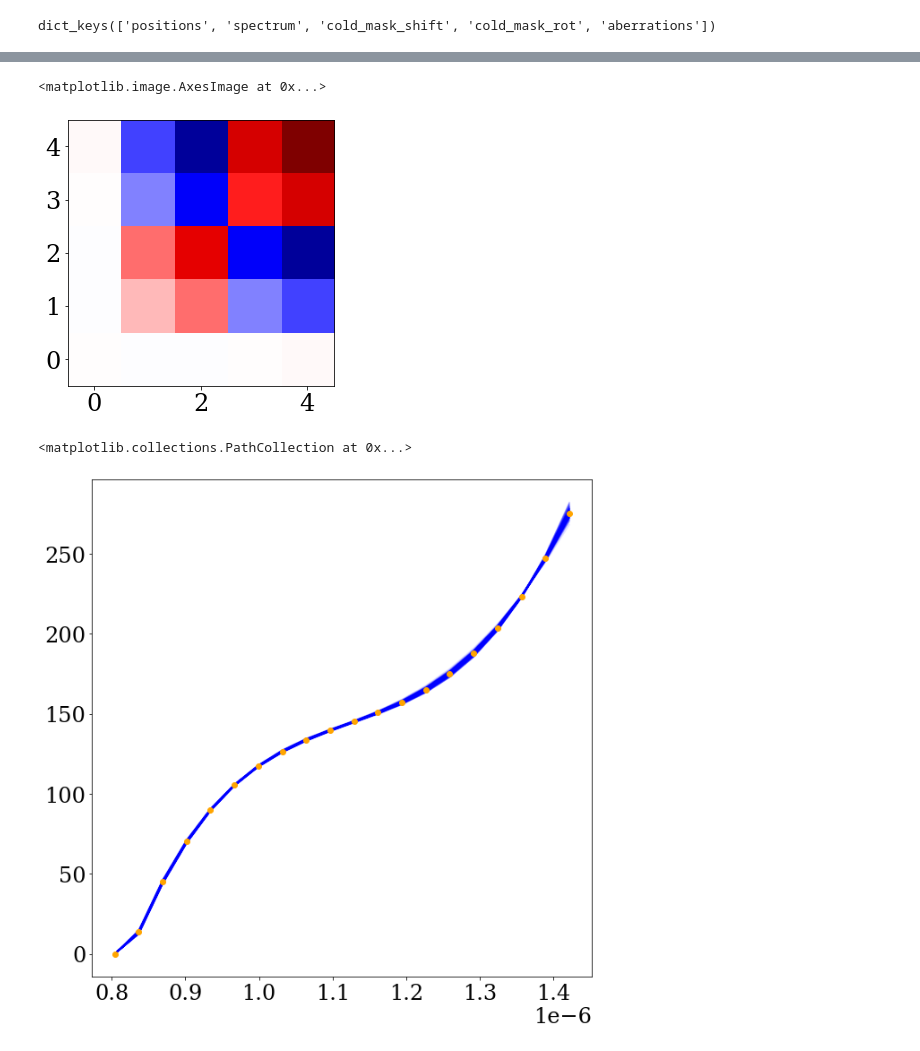
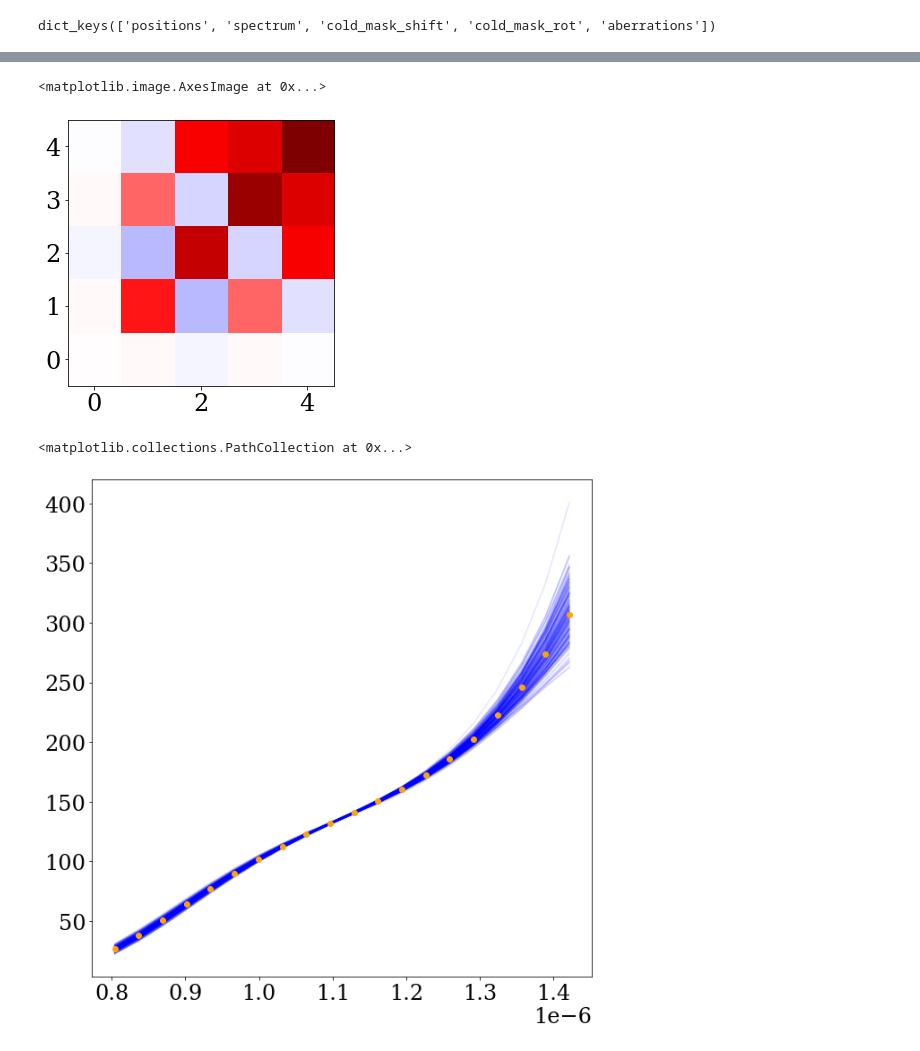
Before and after one commit to h-greer/hubble, a Jupyter notebook: notebooks/poly spectra.ipynb, the cells around one changed output, grey strips where cells are left out. Cells and saved outputs as stored; diff of their text form; code cells hidden in the pictures.

```diff
--- a/notebooks/poly spectra.ipynb
+++ b/notebooks/poly spectra.ipynb
@@ -151,7 +151,7 @@ for exp in exposures:
 
     #params["spectrum"][exp.fit.get_key(exp, "spectrum")] = np.ones(nwavels)*np.nansum(exp.data)/nwavels#.at[0].set(1)
 
-    params["spectrum"][exp.fit.get_key(exp, "spectrum")] = np.zeros(npoly).at[0].set(1)*np.nansum(exp.data)/nwavels
+    params["spectrum"][exp.fit.get_key(exp, "spectrum")] = np.zeros(npoly).at[0].set(1)*np.log10(np.nansum(exp.data)/nwavels)
 
 
     params["aberrations"][exp.fit.get_key(exp, "aberrations")] = np.zeros(26)
@@ -226,7 +226,7 @@ g = 5e-3
 things = {
     #"fluxes" : opt(g*20,10),
     "positions": opt(g*30, 0),
-    "spectrum": opt(g*2, 10),#, (20, 1.5)),
+    "spectrum": opt(g*20, 10),#, (20, 1.5)),
     "cold_mask_shift": opt(g*500, 120),
     "cold_mask_rot": opt(g*500, 120),
     #"cold_mask_scale": opt(g*3000, 150),
@@ -272,7 +272,7 @@ optim, opt_state = zdx.get_optimiser(
 
 
 losses, models = [], []
-for i in tqdm(range(50)):
+for i in tqdm(range(300)):
     loss, grads = loss_fn(params,exposures)
     grads = jtu.tree_map(lambda x, y: x * np.abs(y), grads, ModelParams(lrs.params))
     updates, opt_state = optim.update(grads, opt_state)
@@ -518,18 +520,18 @@ pdc = nearestPD(symmetric_cov)
 plt.imshow(pdc, cmap='seismic', vmin=-np.max(np.abs(pdc)), vmax=np.max(np.abs(pdc)))
 # %% [output]
 <matplotlib.image.AxesImage at 0x...>
-[figure, old version]
+[figure, new version]
 # %%
 plt.figure(figsize=(10,10))
 
 wv, filt = calc_throughput("F110W", nwavels=nwavels)
 
 
 for i in range(200):
     coeffs = numpy.random.multivariate_normal(params.get("spectrum.U10764_F110W"), nearestPD(symmetric_cov))
-    plt.plot(wv, jax.nn.softplus(NonNormalisedClippedPolySpectrum(np.linspace(-1, 1, nwavels), coeffs).weights), color='b', alpha=0.1, zorder=0)
+    plt.plot(wv, 10**(NonNormalisedClippedPolySpectrum(np.linspace(-1, 1, nwavels), coeffs).weights), color='b', alpha=0.1, zorder=0)
 
-plt.scatter(wv, jax.nn.softplus(NonNormalisedClippedPolySpectrum(np.linspace(-1, 1, nwavels), params.get("spectrum.U10764_F110W")).weights), color="orange", zorder=1)
+plt.scatter(wv, 10**(NonNormalisedClippedPolySpectrum(np.linspace(-1, 1, nwavels), params.get("spectrum.U10764_F110W")).weights), color="orange", zorder=1)
 # %% [output]
 <matplotlib.collections.PathCollection at 0x...>
-[figure, old version]
+[figure, new version]
```
Also changed, not shown: parts of 11 cells of this notebook, 7 other files.
